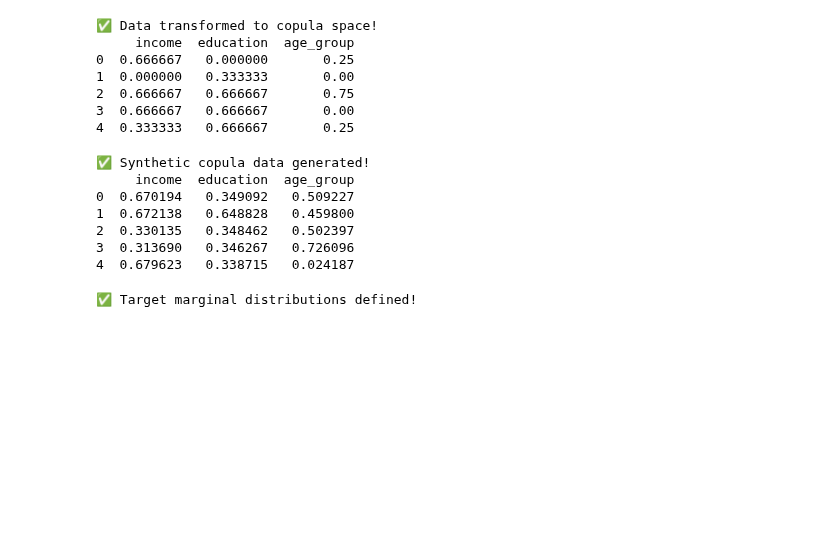
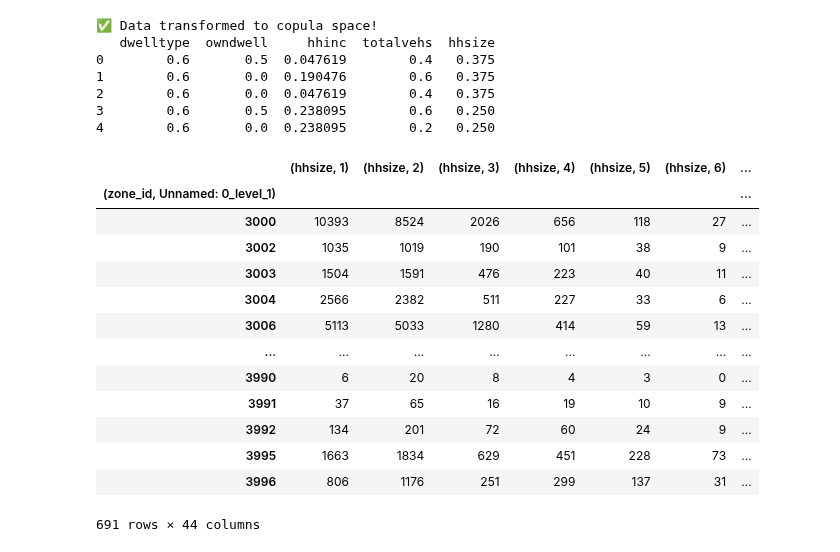
Before and after one commit to bobkatla/PopSyn_Monash, a Jupyter notebook: PopSynthesis/Methods/Copula/new_test.ipynb, the cells around one changed output. Cells and saved outputs as stored; diff of their text form; code cells hidden in the pictures; blank space fills up the shorter version.

```diff
--- a/PopSynthesis/Methods/Copula/new_test.ipynb
+++ b/PopSynthesis/Methods/Copula/new_test.ipynb
@@ -75,8 +91,13 @@ def transform_to_copula_space(data, ecdf_mappings):
     copula_data = pd.DataFrame()
 
     for column in data.columns:
+        if column == "zone_id":
+            continue
         mapping = ecdf_mappings[column]
         copula_data[column] = data[column].map(dict(zip(mapping['x'], mapping['y'])))
+
+    if "zone_id" in data.columns:
+        copula_data["zone_id"] = data["zone_id"]
 
     return copula_data
 
@@ -86,16 +107,16 @@ print("✅ Data transformed to copula space!")
 print(copula_data.head())
 # %% [output]
 ✅ Data transformed to copula space!
-     income  education  age_group
-0  0.666667   0.000000       0.25
-1  0.000000   0.333333       0.00
-2  0.666667   0.666667       0.75
-3  0.666667   0.666667       0.00
-4  0.333333   0.666667       0.25
+   dwelltype  owndwell     hhinc  totalvehs  hhsize
+0        0.6       0.5  0.047619        0.4   0.375
+1        0.6       0.0  0.190476        0.6   0.375
+2        0.6       0.0  0.047619        0.4   0.375
+3        0.6       0.5  0.238095        0.6   0.250
+4        0.6       0.0  0.238095        0.2   0.250
 # %%
 from ctgan import CTGAN
 
-def generate_synthetic_copula_data(copula_data, n_samples=1000):
+def generate_synthetic_copula_data(copula_data):
     """
     Train a CTGAN model and generate synthetic copula samples.
 
@@ -111,31 +132,32 @@ def generate_synthetic_copula_data(copula_data, n_samples=1000):
     pd.DataFrame
         Synthetic copula data.
     """
-    ctgan = CTGAN(epochs=500)
+    ctgan = CTGAN(epochs=50)
     ctgan.fit(copula_data)
 
-    synthetic_samples = ctgan.sample(n_samples)
-    return synthetic_samples
+    return ctgan
 
 # Generate synthetic copula data
-synthetic_copula_data = generate_synthetic_copula_data(copula_data)
-print("✅ Synthetic copula data generated!")
-print(synthetic_copula_data.head())
+
+ctgan = generate_synthetic_copula_data(copula_data)
-# %% [output]
-✅ Synthetic copula data generated!
-     income  education  age_group
-0  0.670194   0.349092   0.509227
-1  0.672138   0.648828   0.459800
-2  0.330135   0.348462   0.502397
-3  0.313690   0.346267   0.726096
-4  0.679623   0.338715   0.024187
-# %%
-target_marginals = {
-    'income': {'low': 0.4, 'medium': 0.3, 'high': 0.3},
-    'education': {'primary': 0.15, 'secondary': 0.5, 'tertiary': 0.35},
-    'age_group': {'18-30': 0.2, '31-45': 0.3, '46-60': 0.3, '61+': 0.2}
-}
-
-print("✅ Target marginal distributions defined!")
-# %% [output]
-✅ Target marginal distributions defined!
+# %%
+census_data = pd.read_csv("data/hh_marginals_ipu.csv", header=[0, 1])
+census_data.columns = census_data.columns.to_flat_index()
+census_data = census_data.drop(columns=[x for x in census_data.columns if x[0] =="sample_geog"])
+census_data = census_data.set_index([x for x in census_data.columns if x[0] =="zone_id"][0])
+census_data
+# %% [output]
+|  | (hhsize, 1) | (hhsize, 2) | (hhsize, 3) | (hhsize, 4) | (hhsize, 5) | (hhsize, 6) | ... |
+| (zone_id, Unnamed: 0_level_1) |  |  |  |  |  |  | ... |
+| 3000 | 10393 | 8524 | 2026 | 656 | 118 | 27 | ... |
+| 3002 | 1035 | 1019 | 190 | 101 | 38 | 9 | ... |
+| 3003 | 1504 | 1591 | 476 | 223 | 40 | 11 | ... |
+| 3004 | 2566 | 2382 | 511 | 227 | 33 | 6 | ... |
+| 3006 | 5113 | 5033 | 1280 | 414 | 59 | 13 | ... |
+| ... | ... | ... | ... | ... | ... | ... | ... |
+| 3990 | 6 | 20 | 8 | 4 | 3 | 0 | ... |
+| 3991 | 37 | 65 | 16 | 19 | 10 | 9 | ... |
+| 3992 | 134 | 201 | 72 | 60 | 24 | 9 | ... |
+| 3995 | 1663 | 1834 | 629 | 451 | 228 | 73 | ... |
+| 3996 | 806 | 1176 | 251 | 299 | 137 | 31 | ... |
+691 rows × 44 columns
```
Also changed, not shown: parts of 15 cells of this notebook.
